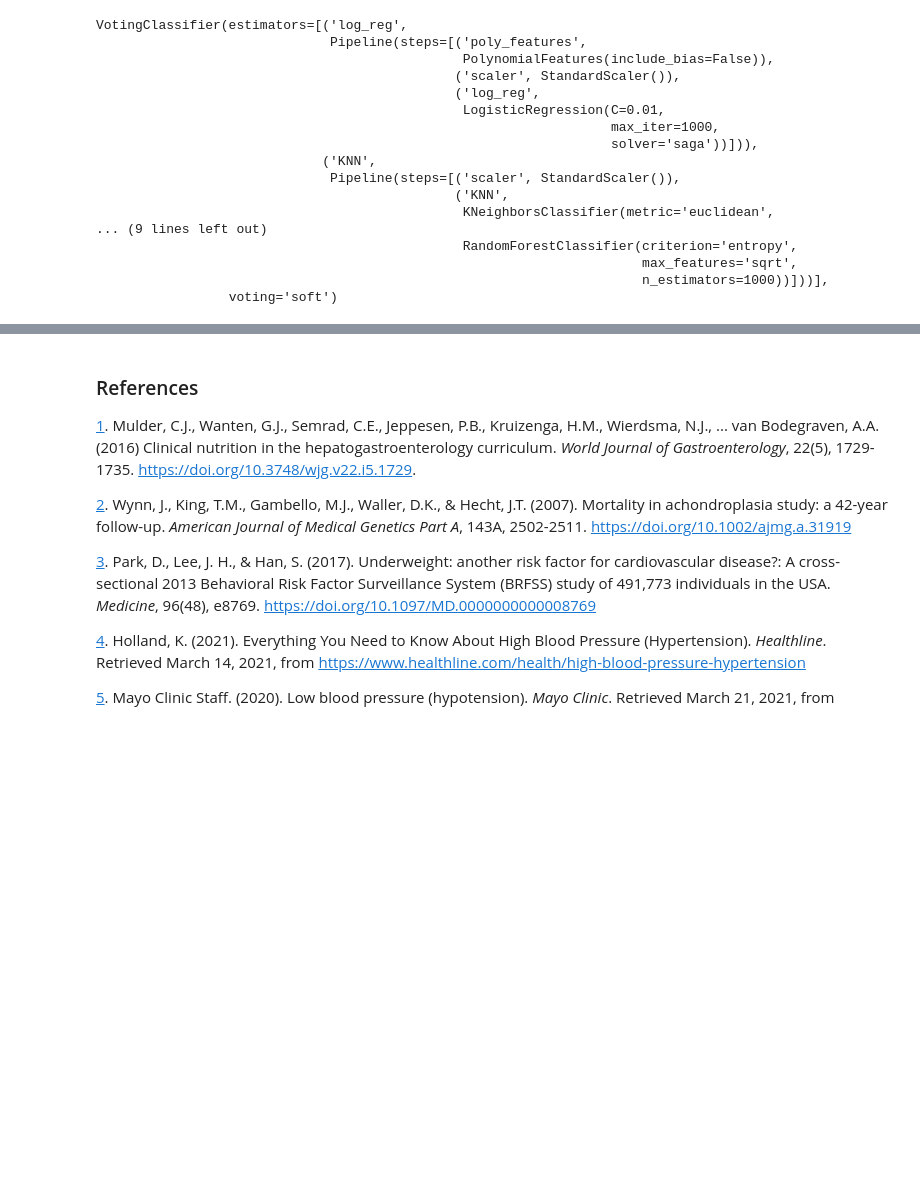
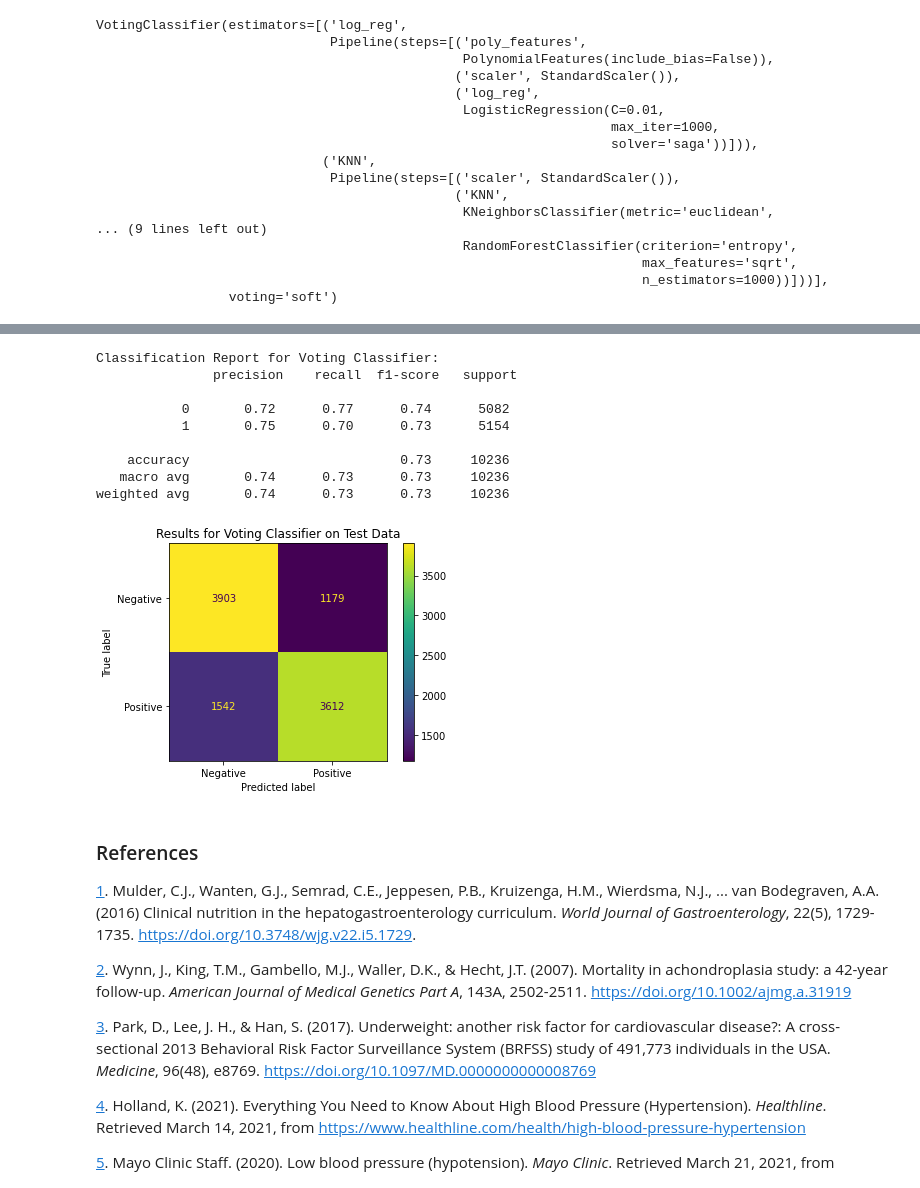
Before and after one commit to Anna-MariaSjolund/Machine-learning, a Jupyter notebook: labs/lab_disease_prediction.ipynb, the cells around one changed output, grey strips where cells are left out. Drawn from its saved outputs; the diff is of its cells as text; code cells hidden in the pictures; blank space fills up the shorter version.

```diff
--- a/labs/lab_disease_prediction.ipynb
+++ b/labs/lab_disease_prediction.ipynb
@@ -1331,9 +1331,16 @@ RandomForestClassifier(max_features=None, n_estimators=1000)
 # %% [markdown]
 ##### Logistic Regression
 # %%
-def print_classification_report(y_true, y_pred, model_name, dataset_name):
+def print_and_plot_results(y_true, y_pred, model_name, dataset_name=None, confusion_mat=False):
     classification_report_ = classification_report(y_true, y_pred)
-    print(f"Classification Report for {model_name} - {dataset_name}: \n {classification_report_}")
+
+    if confusion_mat:
+        print(f"Classification Report for {model_name}: \n {classification_report_}")
+        cm = confusion_matrix(y_true, y_pred)
+        cm_fig = ConfusionMatrixDisplay(cm, display_labels=["Negative", "Positive"]).plot()
+        _ = cm_fig.ax_.set(title=f"Results for {model_name} on Test Data")
+    else:
+        print(f"Classification Report for {model_name} - {dataset_name}: \n {classification_report_}")
 # %%
 # Create polynomial features for the validation data
 polynomial_features = PolynomialFeatures(degree = 2, include_bias=False)
@@ -1620,11 +1530,0 @@ weighted avg       0.74      0.74      0.74     10236
-# %%
-#REMOVE THIS
-
-# Create the model and fit the data to it
-model_logistic_final_test = LogisticRegression(C=0.01, solver="saga", penalty="l2", max_iter=3000)
-model_logistic_final_test.fit(stand_X_train_full, y_train_full)
-
-
-y_pred_logistic_final_test = model_logistic_final_test.predict(stand_X_test_full)
-classification_report_logistic_test = classification_report(y_test_cont, y_pred_logistic_final_test)
-print(classification_report_logistic_test)
@@ -1704,3 +1602,18 @@ coting_classifier_predictions = voting_classifier.predict(X_test_cont)
+# %%
+voting_classifier_predictions = voting_classifier.predict(X_test_cont)
+
+print_and_plot_results(y_test_cont, voting_classifier_predictions, "Voting Classifier", confusion_mat=True)
+# %% [output]
+Classification Report for Voting Classifier:
+               precision    recall  f1-score   support
+
+           0       0.72      0.77      0.74      5082
+           1       0.75      0.70      0.73      5154
+
+    accuracy                           0.73     10236
+   macro avg       0.74      0.73      0.73     10236
+weighted avg       0.74      0.73      0.73     10236
+[figure, added]
 # %% [markdown]
 ### References
 <a id="Mulder(2016)" href="#note1ref">1</sup></a>. Mulder, C.J., Wanten, G.J., Semrad, C.E., Jeppesen, P.B., Kruizenga, H.M., Wierdsma, N.J., ... van Bodegraven, A.A. (2016) Clinical nutrition in the hepatogastroenterology curriculum. *World Journal of Gastroenterology*, 22(5), 1729-1735. https://doi.org/10.3748/wjg.v22.i5.1729.
```
Also changed, not shown: parts of 19 cells of this notebook.
